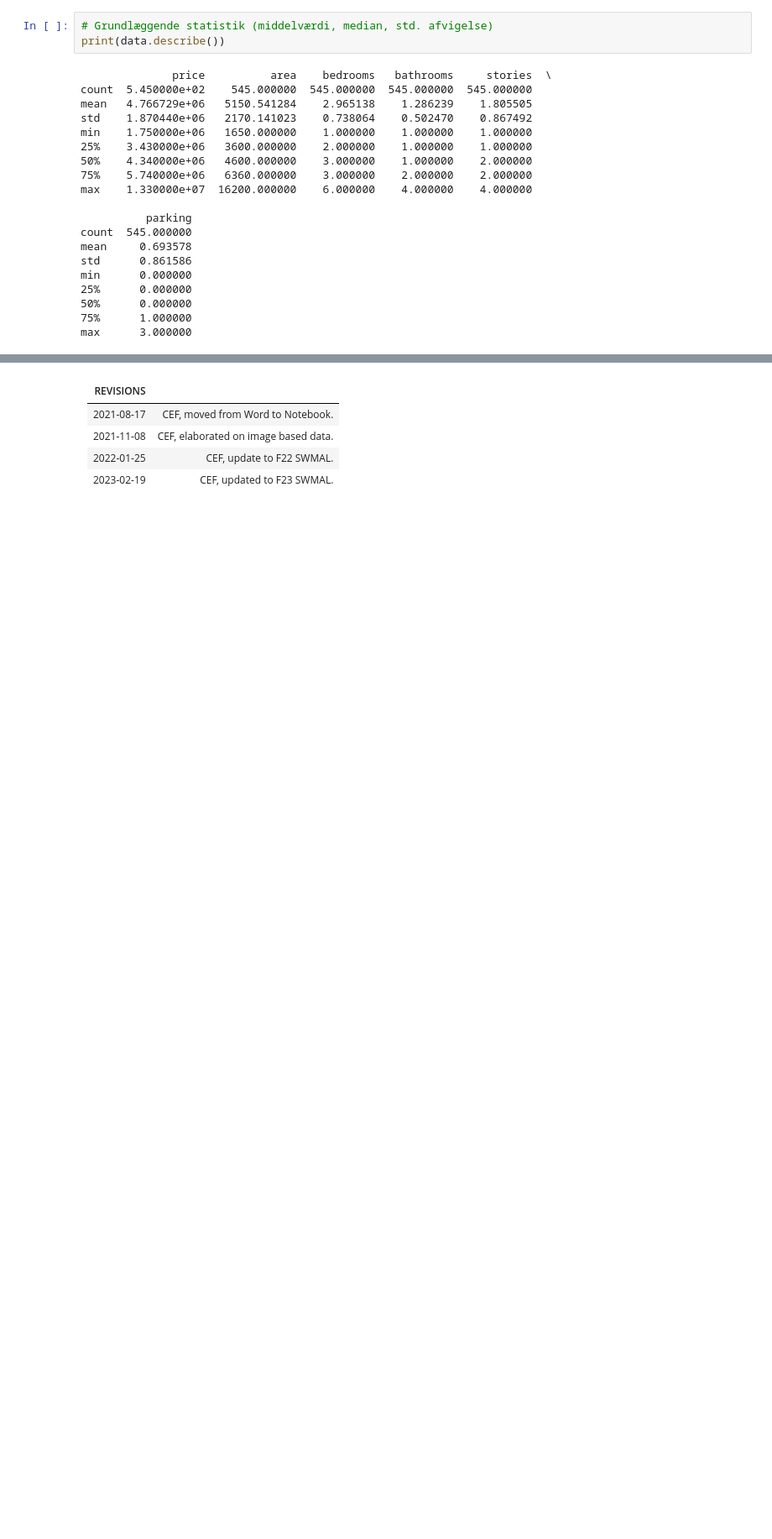
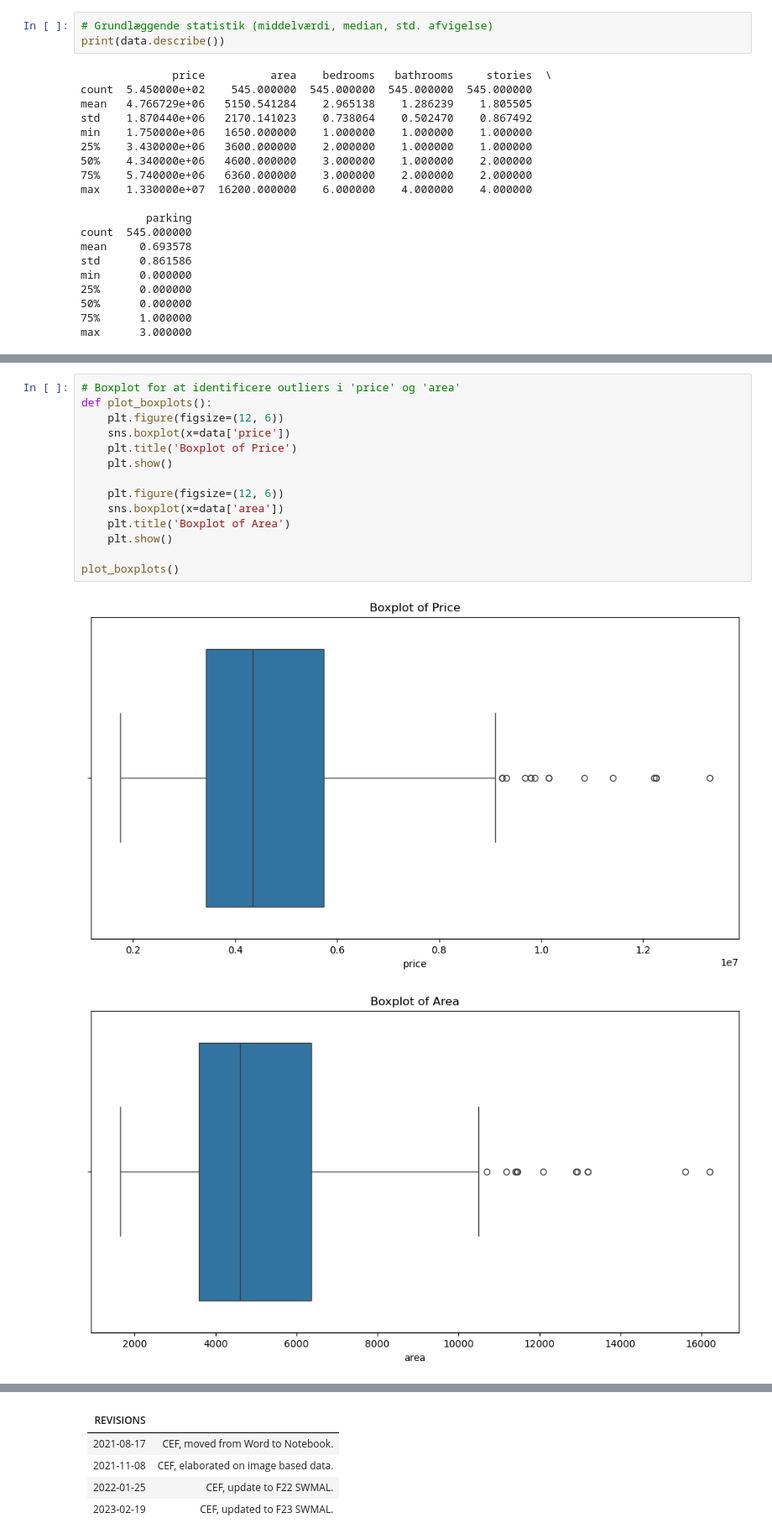
Before and after one commit to Moneergit/ML, a Jupyter notebook: Lektion4/dataanalyse.ipynb, the cells around one changed output, grey strips where cells are left out. Shown: that part at 84% size. Cells and saved outputs as stored; diff of their text form; blank space fills up the shorter version.

```diff
--- a/Lektion4/dataanalyse.ipynb
+++ b/Lektion4/dataanalyse.ipynb
@@ -119 +124,18 @@ plt.show()
+# %%
+# Boxplot for at identificere outliers i 'price' og 'area'
+def plot_boxplots():
+    plt.figure(figsize=(12, 6))
+    sns.boxplot(x=data['price'])
+    plt.title('Boxplot of Price')
+    plt.show()
+
+    plt.figure(figsize=(12, 6))
+    sns.boxplot(x=data['area'])
+    plt.title('Boxplot of Area')
+    plt.show()
+
+plot_boxplots()
+# %% [output]
+[figure, added]
+[figure, added]
 # %%
```
Also changed, not shown: parts of 8 cells of this notebook, 2 other files.
